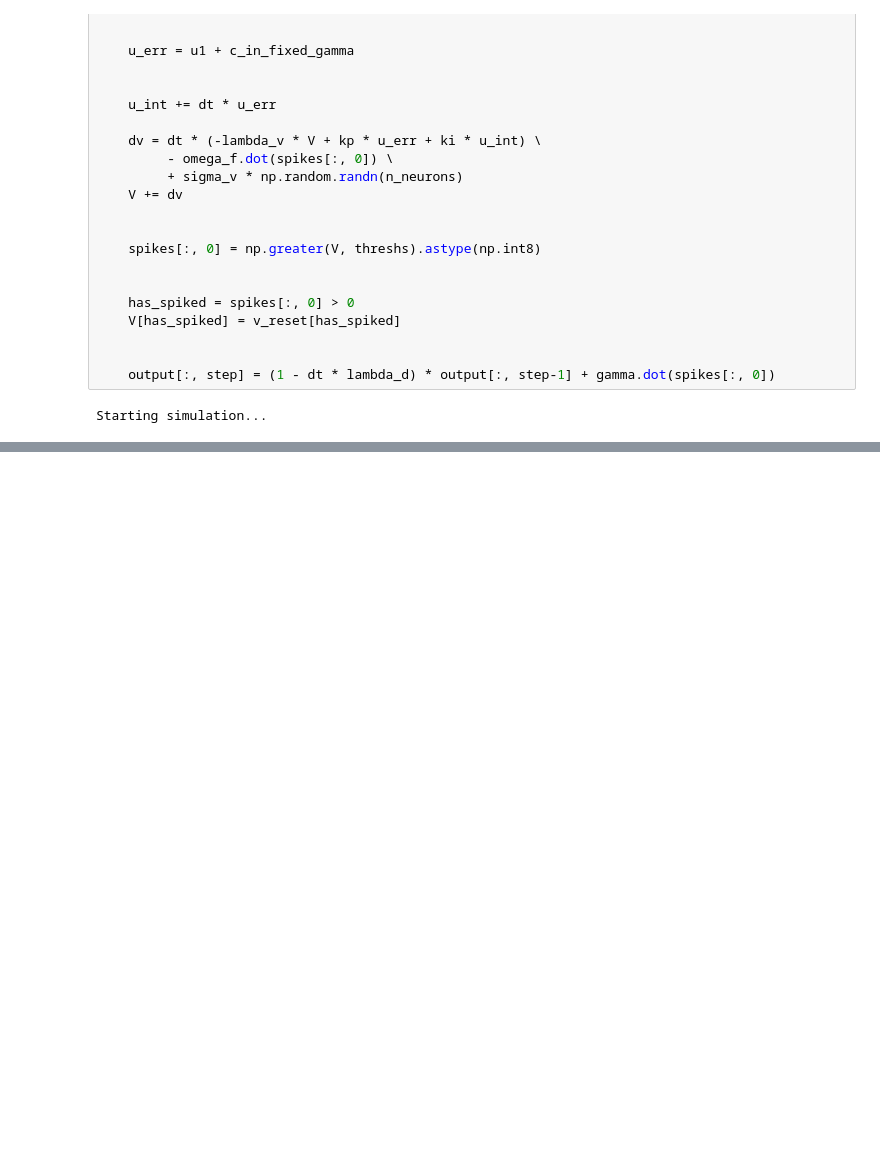
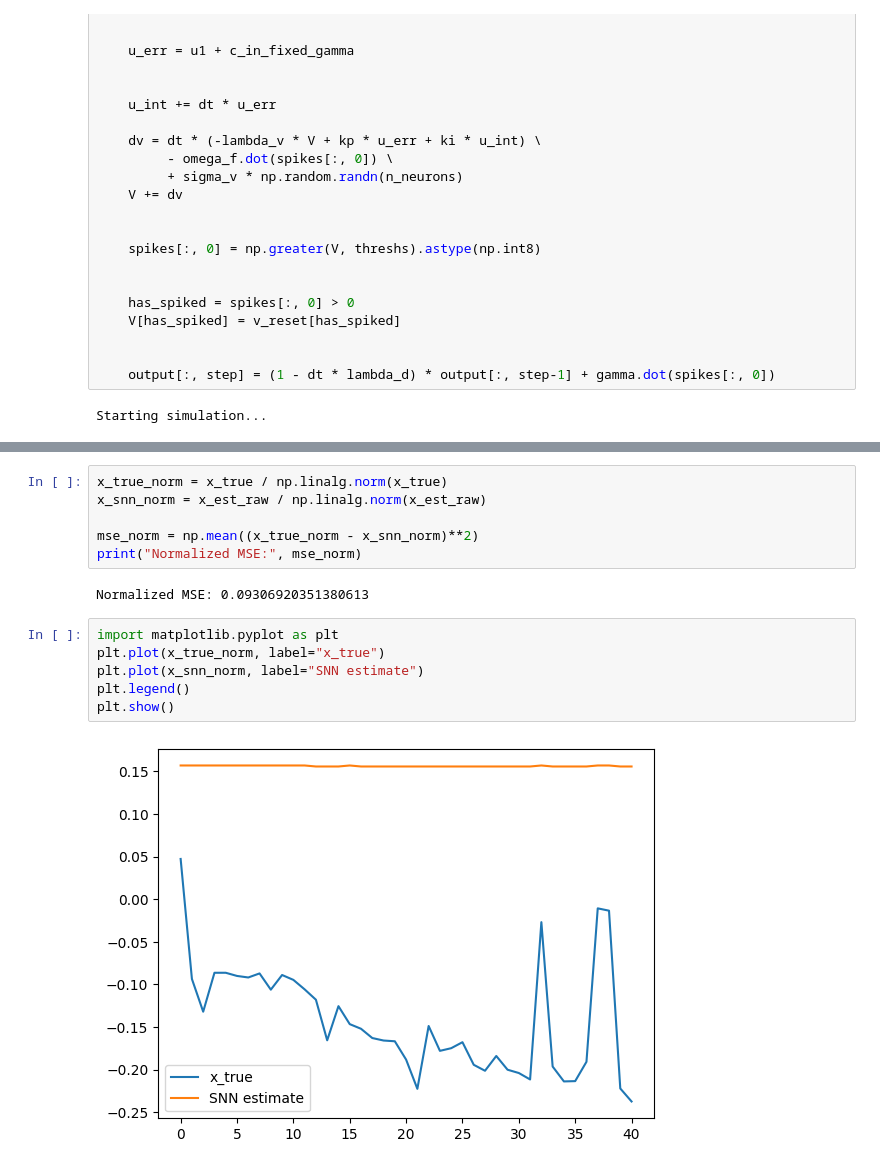
Before and after one commit to amirbous/Neuromorphic-Lab-TUM, a Jupyter notebook: NeuromorphicSolver/csr_converter.ipynb, the cells around one changed output, grey strips where cells are left out. Saved outputs shown, nothing was run; the diff lists cells and outputs as text; blank space fills up the shorter version.

```diff
--- a/NeuromorphicSolver/csr_converter.ipynb
+++ b/NeuromorphicSolver/csr_converter.ipynb
@@ -368,0 +436,16 @@ for i in range(10):
+# %%
+x_true_norm = x_true / np.linalg.norm(x_true)
+x_snn_norm = x_est_raw / np.linalg.norm(x_est_raw)
+
+mse_norm = np.mean((x_true_norm - x_snn_norm)**2)
+print("Normalized MSE:", mse_norm)
+# %% [output]
+Normalized MSE: 0.09306920351380613
+# %%
+import matplotlib.pyplot as plt
+plt.plot(x_true_norm, label="x_true")
+plt.plot(x_snn_norm, label="SNN estimate")
+plt.legend()
+plt.show()
+# %% [output]
+[figure, added]
```
Also changed, not shown: parts of 14 cells of this notebook, 5 other files.
